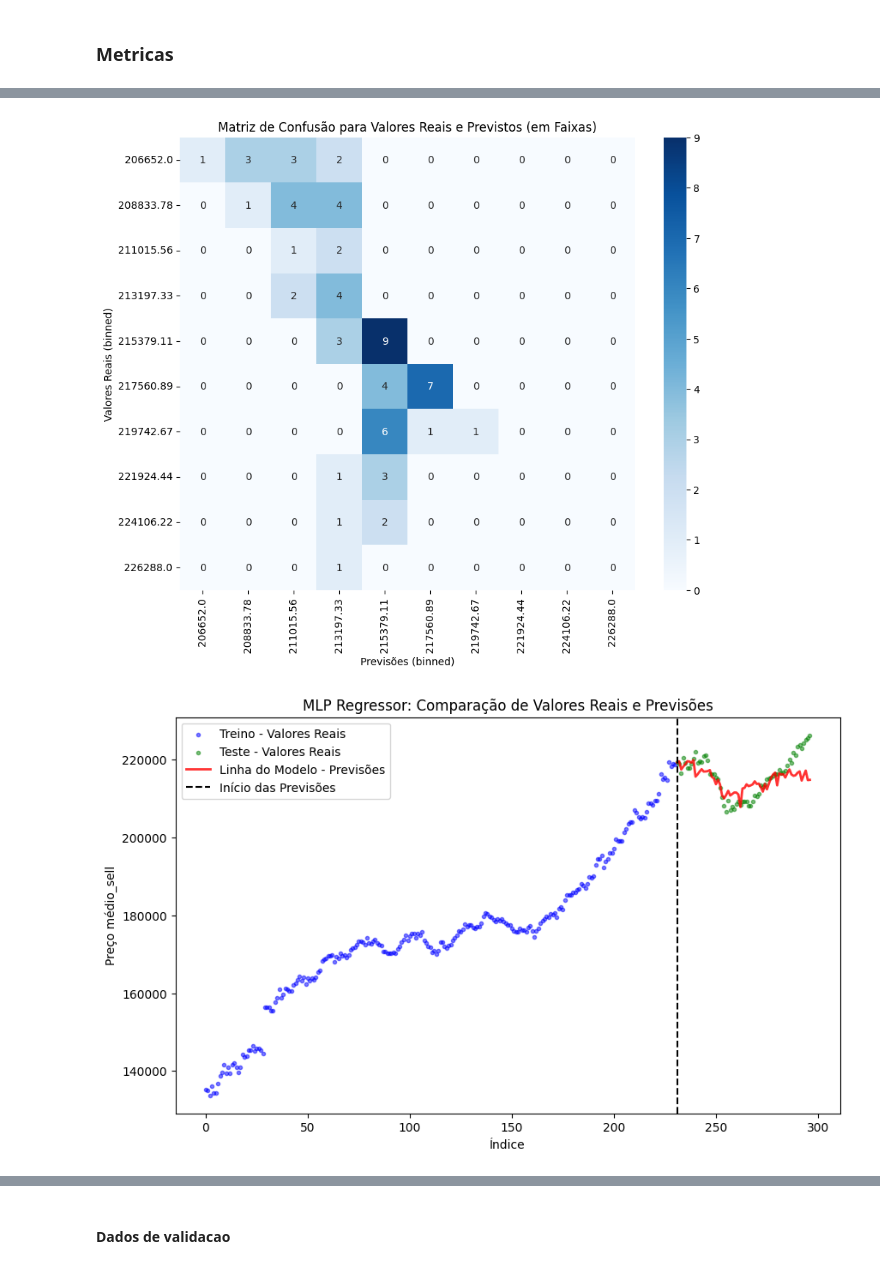
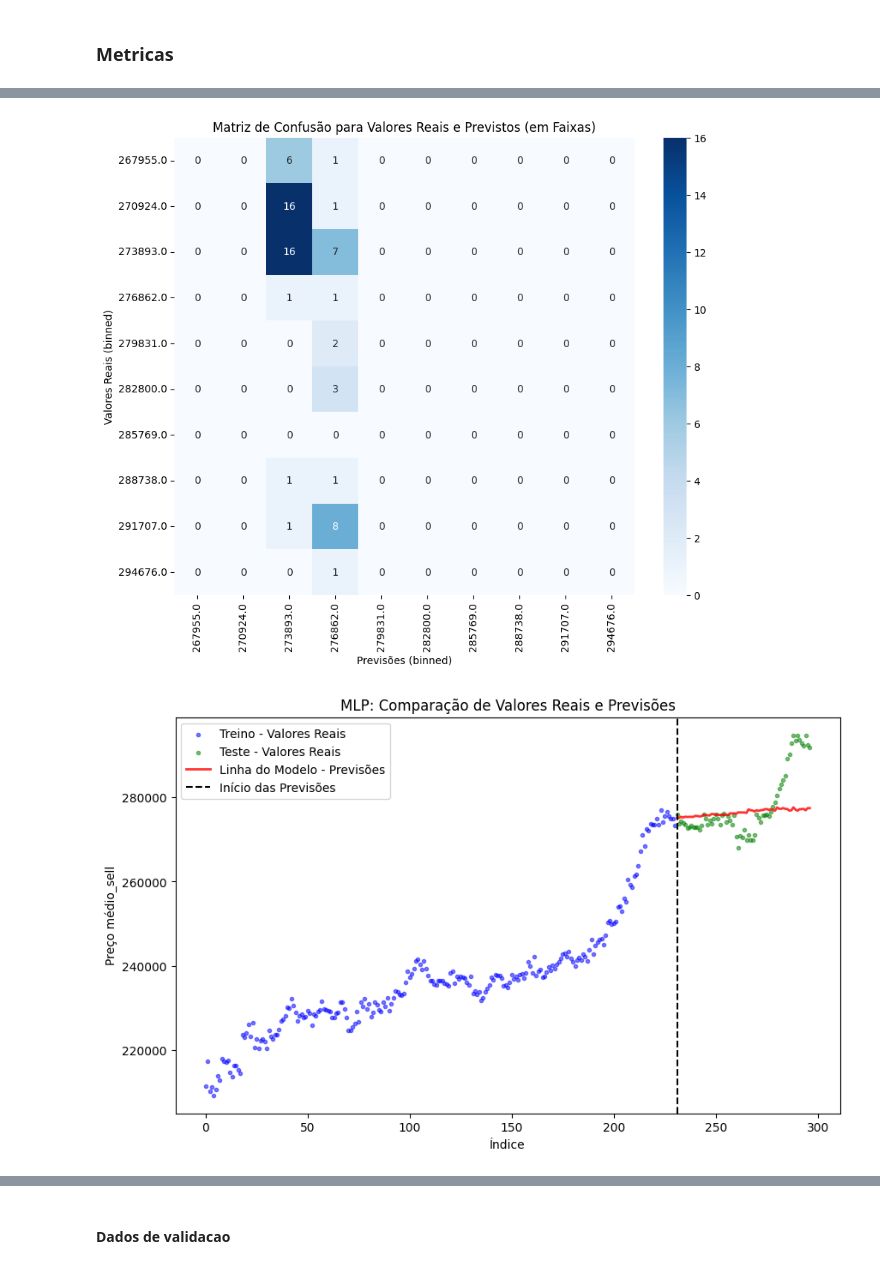
Before and after one commit to rubenAlbuquerque/AI-Powered-Real-Estate-Analytics-for-Investors, a Jupyter notebook: MLP.ipynb, the cells around one changed output, grey strips where cells are left out. Saved outputs shown, nothing was run; the diff lists cells and outputs as text; code cells hidden in the pictures.

```diff
--- a/MLP.ipynb
+++ b/MLP.ipynb
@@ -21,10 +21,10 @@ from sklearn.preprocessing import MinMaxScaler
 ### Load data
 # %%
 df = pd.read_csv('../../regioes/dadosFinais.csv', sep=';')
-print(df.columns)
+# print(df.columns)
 print(df['codLocation'].unique())
 
-local = 1711115
+local = 1711116  #1711116
 df = df[df['codLocation'] == local]
 df.head()
 # %% [output]
@@ -125,7 +109,7 @@ initial_learning_rate = 0.0009  # A learning rate inicial comum
 steps_per_epoch = len(X_train_scaled) // batch_size  # Tamanho do batch (32) e tamanho do dataset
 epochs = 650  # Total de épocas para treinamento
 decay_steps = steps_per_epoch * 10  # Reduzir a learning rate após 10 épocas
-decay_rate = 0.966  # Diminuir a learning rate em 5% a cada 10 épocas
+decay_rate = 0.964  # Diminuir a learning rate em 5% a cada 10 épocas
 activationF = 'tanh'  # Função de ativação comum
 
 lr_schedule = tf.keras.optimizers.schedules.ExponentialDecay(
@@ -136,9 +120,22 @@ lr_schedule = tf.keras.optimizers.schedules.ExponentialDecay(
 )
 
 
+# model = Sequential()
+# model.add(Dense(320, activation=activationF, input_shape=(X_train.shape[1],),
+#                 kernel_regularizer=regularizers.l2(0.0014)))
+# # model.add(BatchNormalization())
+# # model.add(Dropout(0.3))
+
+# model.add(Dense(64, activation=activationF, kernel_regularizer=regularizers.l2(0.003)))
+# # model.add(Dense(64, activation='tanh'))
+# # model.add(BatchNormalization())
+# # model.add(Dropout(0.1))
+# model.add(Dense(32, activation=activationF)) #, kernel_regularizer=regularizers.l2(0.003)))
+# model.add(Dense(1))
+
 model = Sequential()
-model.add(Dense(192, activation=activationF, input_shape=(X_train.shape[1],),
-                kernel_regularizer=regularizers.l2(0.006)))
+model.add(Dense(320, activation=activationF, input_shape=(X_train.shape[1],),
+                kernel_regularizer=regularizers.l2(0.003)))
 model.add(BatchNormalization())
 model.add(Dropout(0.25))
 
@@ -147,8 +144,6 @@ model.add(Dense(64, activation=activationF, kernel_regularizer=regularizers.l2(0
 model.add(BatchNormalization())
 model.add(Dense(batch_size, activation=activationF)) #, kernel_regularizer=regularizers.l2(0.003)))
 model.add(Dense(1))
-
-
 
 # # 3. Compilar o modelo
 # initial_learning_rate = 0.001
@@ -171,7 +166,7 @@ model.compile(optimizer=tf.keras.optimizers.Adam(learning_rate=lr_schedule),
               loss=tf.keras.losses.Huber(), metrics=['mae', r2_scoree])
 
 early_stopping = EarlyStopping(monitor='val_loss',
-                               patience=100,
+                               patience=150,
                                restore_best_weights=True)
 
 # 4. Treinar o modelo
@@ -300,33 +298,33 @@ plt.xlabel('Previsões (binned)')
 plt.ylabel('Valores Reais (binned)')
 plt.show()
 # %% [output]
-[figure, old version]
+[figure, new version]
 # %%
 train_indices = range(len(y_train))
 test_indices = range(len(y_train), len(y_train) + len(y_test))
 
 plt.figure(figsize=(10, 6))
 plt.scatter(train_indices, y_train, color='blue', label='Treino - Valores Reais',
             alpha=0.5, marker='.')
 
 plt.scatter(test_indices, y_test, color='green', label='Teste - Valores Reais',
             alpha=0.5, marker='.')
 
 plt.plot(test_indices, y_pred_test[:len(y_test)], color='red',
          label='Linha do Modelo - Previsões', alpha=0.8, linewidth=2)
 
 plt.axvline(x=len(y_train), color='black', linestyle='--', label='Início das Previsões')
 
-plt.title('MLP Regressor: Comparação de Valores Reais e Previsões')
+plt.title('MLP: Comparação de Valores Reais e Previsões')
 plt.xlabel('Índice')
 plt.ylabel('Preço médio_sell')
 plt.legend()
 
 # Exibir o gráfico
 # plt.grid(True)
 plt.show()
 # %% [output]
-[figure, old version]
+[figure, new version]
 # %%
 X_train_scaled_df = pd.DataFrame(X_train_scaled, columns=X_train.columns)
 X_train_scaled_df
```
Also changed, not shown: parts of 8 cells of this notebook, 3 other files.
